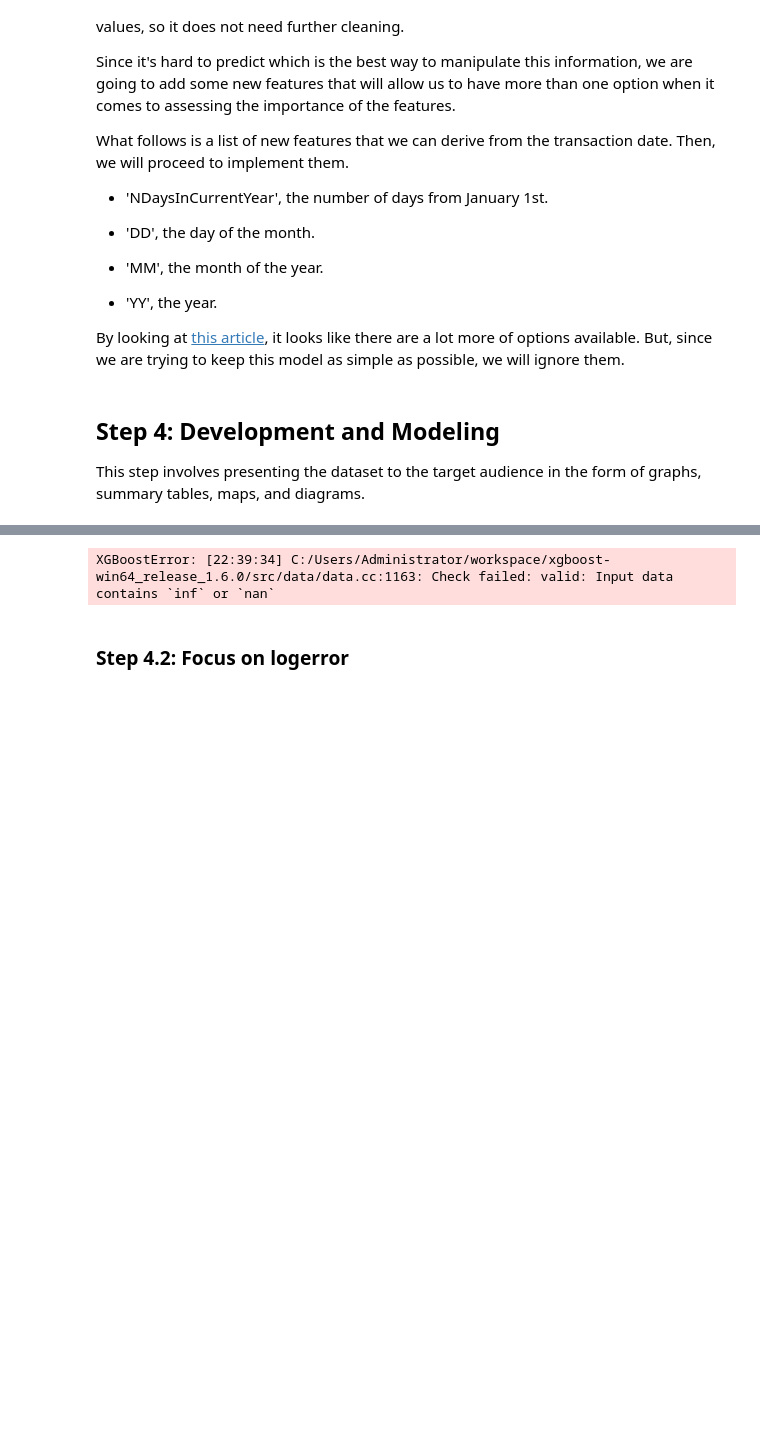
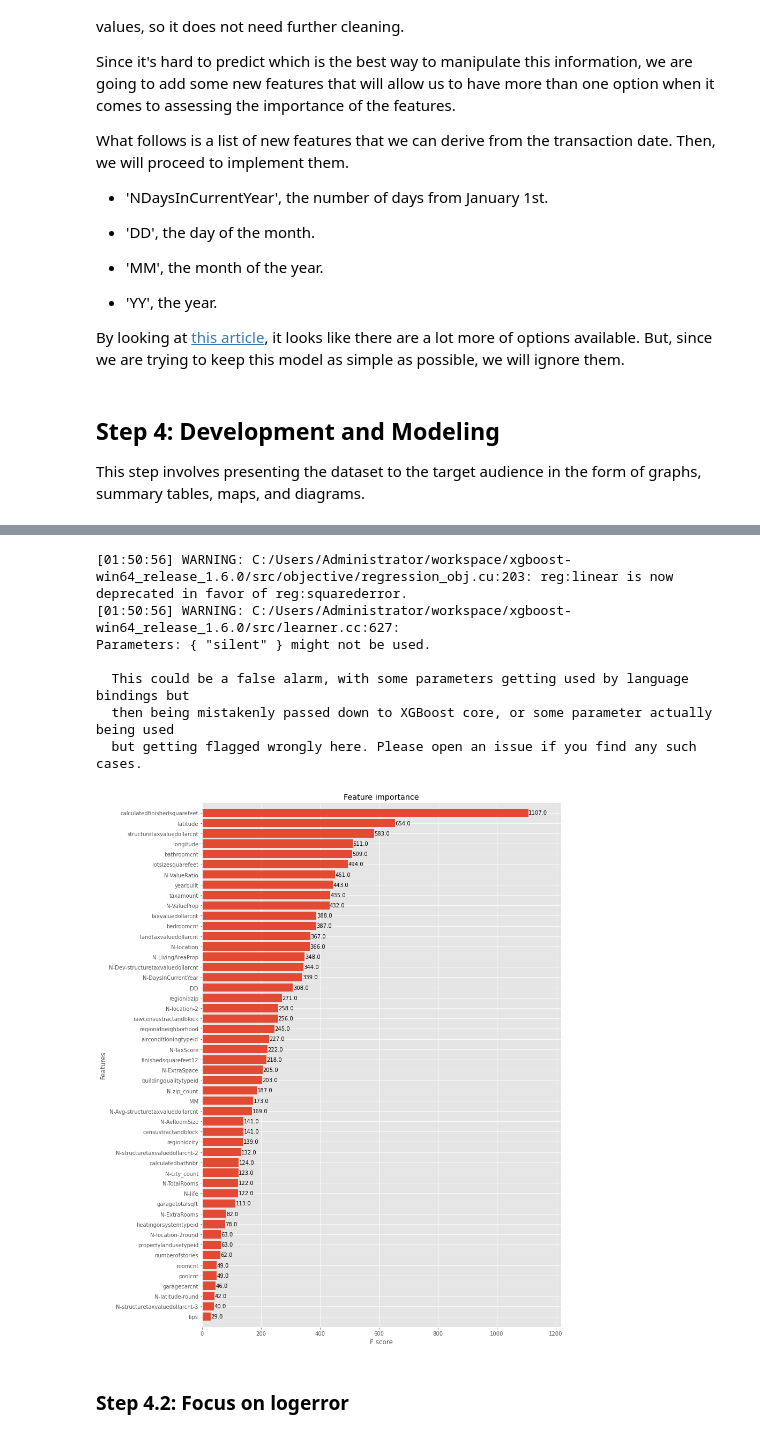
Before and after one commit to ProgettoDWM2022/Zillow, a Jupyter notebook: EDA_Zillow.ipynb, the cells around one changed output, grey strips where cells are left out. Drawn from its saved outputs; the diff is of its cells as text; code cells hidden in the pictures; blank space fills up the shorter version.

Commit message:
XGBoost
XGBoost works now

```diff
--- a/EDA_Zillow.ipynb
+++ b/EDA_Zillow.ipynb
@@ -759,27 +799,41 @@ Lets use XGBoost to assess importance
+# %%
+train_y = df_train['logerror'].values
+df_assess = df_train.drop(['parcelid', 'logerror', 'transactiondate', 'propertycountylandusecode'], axis=1)
+feat_names = df_assess.columns.values
+# %%
+def rescale_data_XGBoost(x_train, x_names):
+    scaler = StandardScaler()
+    x_train = x_train.replace((np.inf, -np.inf, np.nan), 0).reset_index(drop=True)
+    return pd.DataFrame(scaler.fit_transform(x_train),columns=x_names)
 # %%
-train_y = df_train['logerror'].values
-df_assess = df_train.drop(['parcelid', 'logerror', 'transactiondate', 'propertyzoningdesc', 'propertycountylandusecode'], axis=1)
-feat_names = df_train.columns.values
+df_assess = rescale_data_XGBoost(df_assess, feat_names)
 
 #import xgboost as xgb
 xgb_params = {
     'eta': 0.05,
     'max_depth': 8,
     'subsample': 0.7,
     'colsample_bytree': 0.7,
     'objective': 'reg:linear',
     'silent': 1,
     'seed' : 0
 }
-dtrain = xgb.DMatrix(df_assess, train_y, feature_names=df_train.columns.values)
-model = xgb.train(dict(xgb_params, silent=0), df_assess, num_boost_round=150)
+dtrain = xgb.DMatrix(df_assess, train_y, feature_names=df_assess.columns.values)
+model = xgb.train(dict(xgb_params, silent=0), dtrain, num_boost_round=150)
 
 # plot the important features #
 fig, ax = plt.subplots(figsize=(12,18))
 xgb.plot_importance(model, max_num_features=50, height=0.8, ax=ax)
 plt.show()
 # %% [output]
-XGBoostError: [22:39:34] C:/Users/Administrator/workspace/xgboost-win64_release_1.6.0/src/data/data.cc:1163: Check failed: valid: Input data contains `inf` or `nan`
+[01:50:56] WARNING: C:/Users/Administrator/workspace/xgboost-win64_release_1.6.0/src/objective/regression_obj.cu:203: reg:linear is now deprecated in favor of reg:squarederror.
+[01:50:56] WARNING: C:/Users/Administrator/workspace/xgboost-win64_release_1.6.0/src/learner.cc:627:
+Parameters: { "silent" } might not be used.
+
+  This could be a false alarm, with some parameters getting used by language bindings but
+  then being mistakenly passed down to XGBoost core, or some parameter actually being used
+  but getting flagged wrongly here. Please open an issue if you find any such cases.
+[figure, added]
 # %%
 featureImportance = model.get_fscore()
 features = pd.DataFrame()
```
Also changed, not shown: parts of 43 cells of this notebook.
